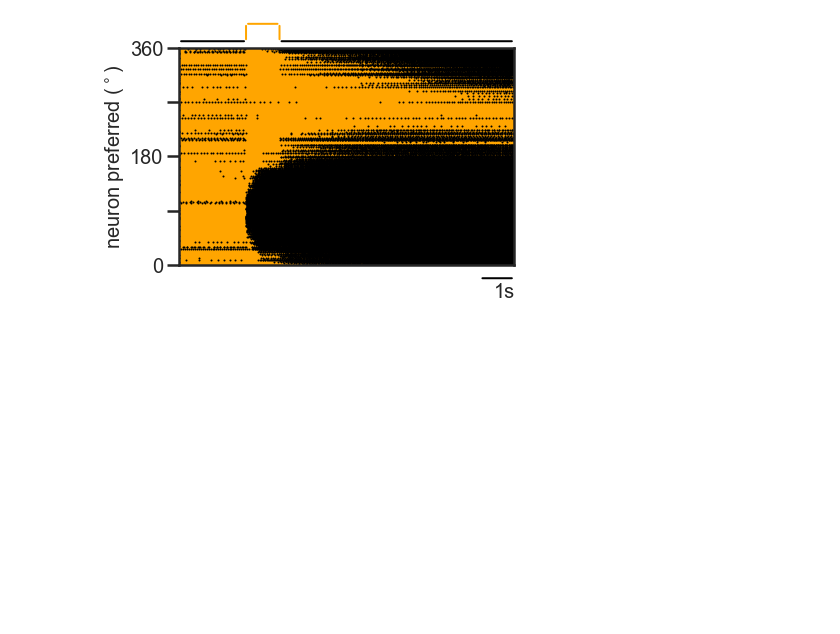
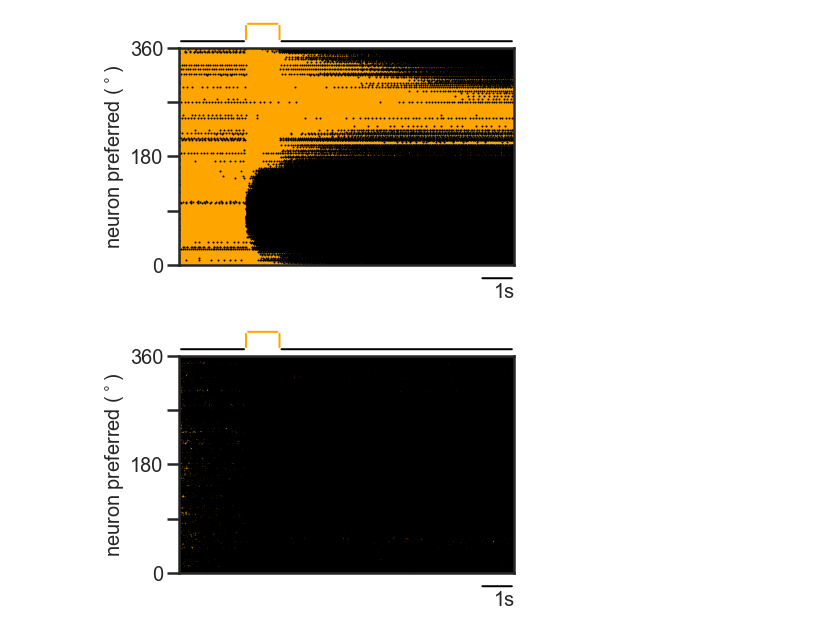
Before and after one commit to davidbestue/distractor_neurons, a Jupyter notebook: Christos_first_second/brian_simulations/Example_simulation.ipynb, the cells around one changed output. Cells and saved outputs as stored; diff of their text form; code cells hidden in the pictures; blank space fills up the shorter version.

```diff
--- a/Christos_first_second/brian_simulations/Example_simulation.ipynb
+++ b/Christos_first_second/brian_simulations/Example_simulation.ipynb
@@ -319,5 +319,44 @@ plt.gca().set_yticklabels(['0','','180', '', '360'], fontsize=20)
 plt.gca().set_ylabel('neuron preferred ($^\circ$)', fontsize=20);
 # %% [output]
 [figure]
+# %%
+data = io.loadmat('C:\\Users\\David\\Desktop\\IDIBAPS\\brian_simulations\\single_simulation_20000.mat') #,{'rate':rates, 'spktm': spikes.it})
+spikes = data['spktm']
+
+
+N0 = 20000
+time_s =10
+N=0.8*N0 #(el 80% son excitadoras)
+stim_on=2
+stim_off=3
+
+
+stim_on/time_s
+
+fig, ax = plt.subplots()
+ax.plot(spikes[1],spikes[0], '.', markersize=2, color='black')
+ax.set_facecolor("orange")
+plt.xlim(0,time_s)
+plt.ylim(0,N)
+
+# ax = fig.add_subplot(1, 1, 1)
+inf=1.03
+sup=1.11
+ax.annotate('', xy=(0, inf), xycoords='axes fraction', xytext=(stim_on/time_s, inf), arrowprops=dict(arrowstyle="-", color='black'))
+ax.annotate('', xy=(stim_on/time_s, inf), xycoords='axes fraction', xytext=(stim_on/time_s, sup), arrowprops=dict(arrowstyle="-", color='orange'))
+ax.annotate('', xy=(stim_on/time_s, sup), xycoords='axes fraction', xytext=(stim_off/time_s, sup), arrowprops=dict(arrowstyle="-", color='orange'))
+ax.annotate('', xy=(stim_off/time_s, sup), xycoords='axes fraction', xytext=(stim_off/time_s, inf), arrowprops=dict(arrowstyle="-", color='orange'))
+ax.annotate('', xy=(stim_off/time_s, inf), xycoords='axes fraction', xytext=(1, inf), arrowprops=dict(arrowstyle="-", color='black'))
+
+ax.annotate('', xy=(1-1/time_s, -.06), xycoords='axes fraction', xytext=(1, -.06), arrowprops=dict(arrowstyle="-", color='black'))
+plt.text(time_s-0.6, -0.15*N, '1s', fontsize=20) ##en función de time_s y N
+plt.gca().set_xticks([])
+plt.gca().set_xticklabels([])
+
+plt.gca().set_yticks([0, int(N/4), int(N/2),  int(3*N/4), int(N) ])
+plt.gca().set_yticklabels(['0','','180', '', '360'], fontsize=20)
+plt.gca().set_ylabel('neuron preferred ($^\circ$)', fontsize=20);
+# %% [output]
+[figure, added]
 # %%
 ### Compute the tuning?
```
Also changed, not shown: 2 other files.
